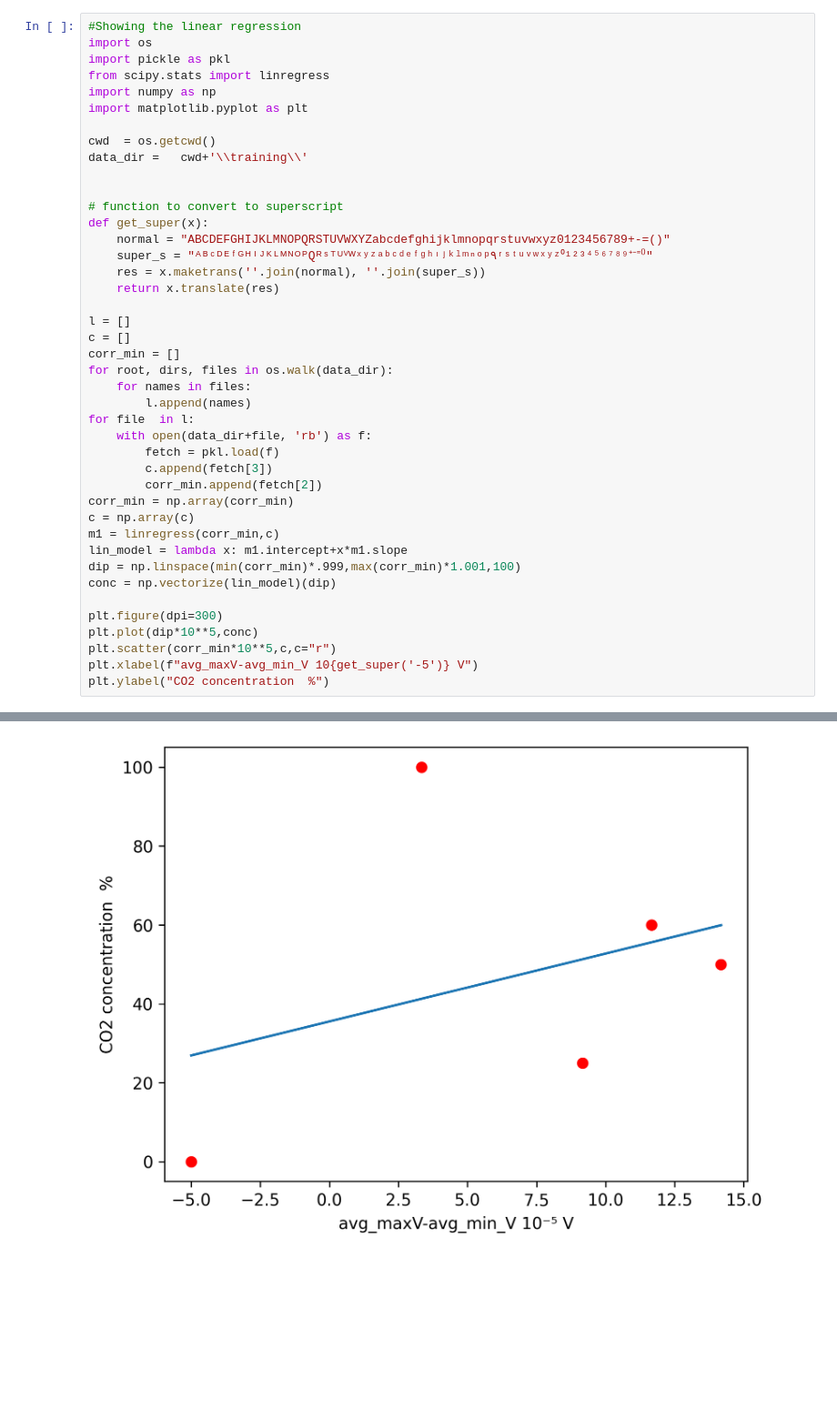
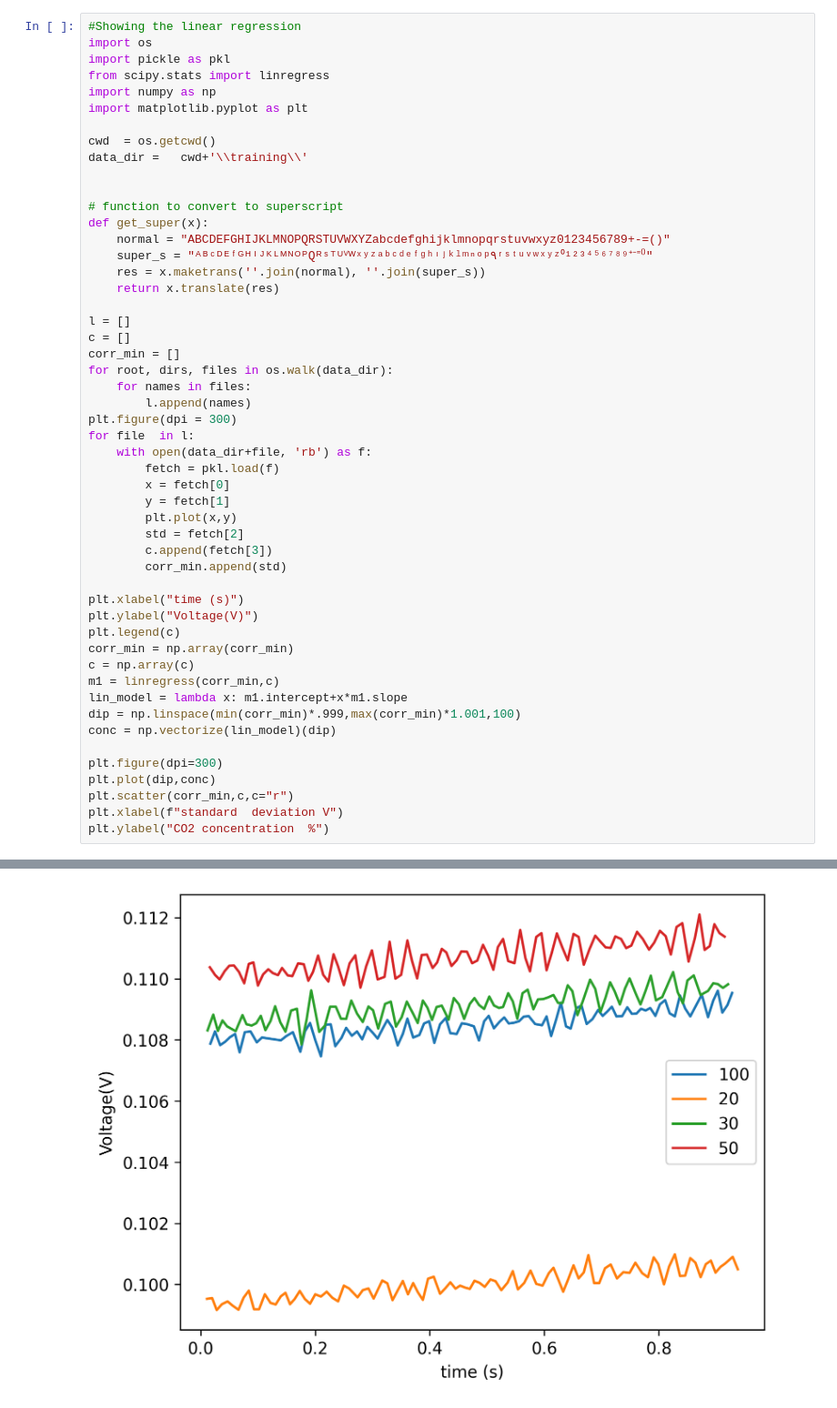
Before and after one commit to Driss-001/Capstone_G2_2022-2023, a Jupyter notebook: PI_Code/test.ipynb, the cells around one changed output, grey strips where cells are left out. Shown at 91% size. Drawn from its saved outputs; the diff is of its cells as text; blank space fills up the shorter version.

```diff
--- a/PI_Code/test.ipynb
+++ b/PI_Code/test.ipynb
@@ -11,35 +11,44 @@ data_dir =   cwd+'\\training\\'
 
 
 # function to convert to superscript
 def get_super(x):
     normal = "ABCDEFGHIJKLMNOPQRSTUVWXYZabcdefghijklmnopqrstuvwxyz0123456789+-=()"
     super_s = "ᴬᴮᶜᴰᴱᶠᴳᴴᴵᴶᴷᴸᴹᴺᴼᴾQᴿˢᵀᵁⱽᵂˣʸᶻᵃᵇᶜᵈᵉᶠᵍʰᶦʲᵏˡᵐⁿᵒᵖ۹ʳˢᵗᵘᵛʷˣʸᶻ⁰¹²³⁴⁵⁶⁷⁸⁹⁺⁻⁼⁽⁾"
     res = x.maketrans(''.join(normal), ''.join(super_s))
     return x.translate(res)
 
 l = []
 c = []
 corr_min = []
 for root, dirs, files in os.walk(data_dir):
     for names in files:
         l.append(names)
+plt.figure(dpi = 300)
 for file  in l:
     with open(data_dir+file, 'rb') as f:
         fetch = pkl.load(f)
+        x = fetch[0]
+        y = fetch[1]
+        plt.plot(x,y)
+        std = fetch[2]
         c.append(fetch[3])
-        corr_min.append(fetch[2])
+        corr_min.append(std)
+
+plt.xlabel("time (s)")
+plt.ylabel("Voltage(V)")
+plt.legend(c)
 corr_min = np.array(corr_min)
 c = np.array(c)
 m1 = linregress(corr_min,c)
 lin_model = lambda x: m1.intercept+x*m1.slope
 dip = np.linspace(min(corr_min)*.999,max(corr_min)*1.001,100)
 conc = np.vectorize(lin_model)(dip)
 
 plt.figure(dpi=300)
-plt.plot(dip*10**5,conc)
-plt.scatter(corr_min*10**5,c,c="r")
-plt.xlabel(f"avg_maxV-avg_min_V 10{get_super('-5')} V")
+plt.plot(dip,conc)
+plt.scatter(corr_min,c,c="r")
+plt.xlabel(f"standard  deviation V")
 plt.ylabel("CO2 concentration  %")
 # %% [output]
 Text(0, 0.5, 'CO2 concentration  %')
-[figure, old version]
+[figure, new version]
```
Also changed, not shown: parts of 2 cells of this notebook, 7 other files.
